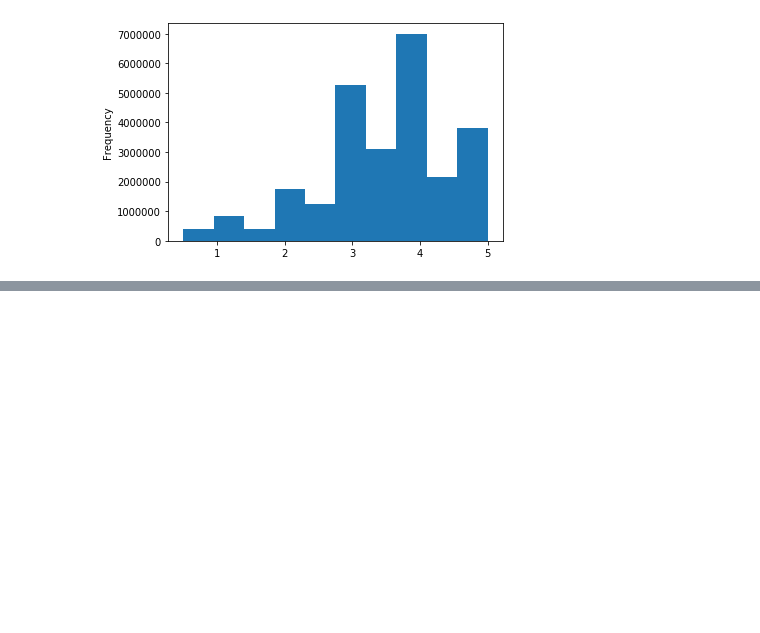
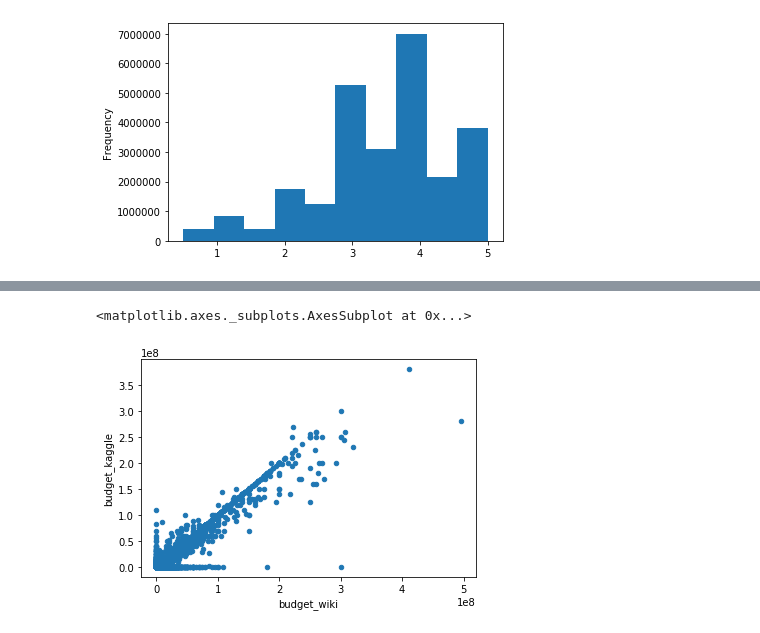
Before and after one commit to Alyssa-CG/Module8-Movies-ETL, a Jupyter notebook: Data Cleaning.ipynb, the cells around one changed output, grey strips where cells are left out. Cells and saved outputs as stored; diff of their text form; code cells hidden in the pictures; blank space fills up the shorter version.

```diff
--- a/Data Cleaning.ipynb
+++ b/Data Cleaning.ipynb
@@ -1337,0 +1438,17 @@ Name: rating, dtype: float64
+# %%
+# Budget
+# Budget_wiki and budget_kaggle are numeric- another scatter plot to compare the values:
+
+# Here are some questions to consider when interpreting the plot:
+# Which dataset seems to have more outliers?
+# Which dataset seems to have more missing data points?
+# If we were to fill in the missing data points of one set with the other, which would be more likely to give us consistent data?
+# Is it better to start with a base of consistent data and fill in missing points with possible outliers? Or is it better to start with a base of data with outliers and fill in missing points with more consistent data?
+
+# Ultimately we decide Wiki has more outliers but Kaggle has so many missing data points. Keep Kaggle, fill in with Wiki
+
+
+movies_df.fillna(0).plot(x='budget_wiki',y='budget_kaggle', kind='scatter')
+# %% [output]
+<matplotlib.axes._subplots.AxesSubplot at 0x...>
+[figure, added]
```
Also changed, not shown: parts of 27 cells of this notebook.
